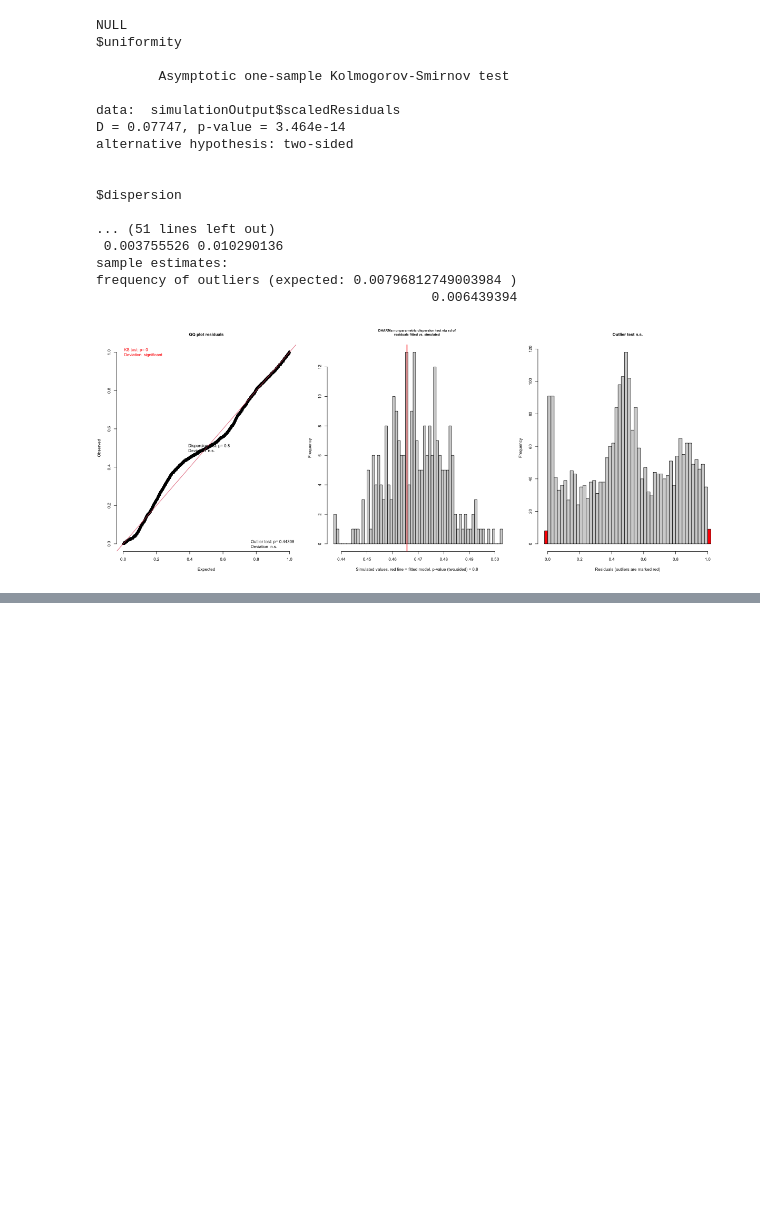
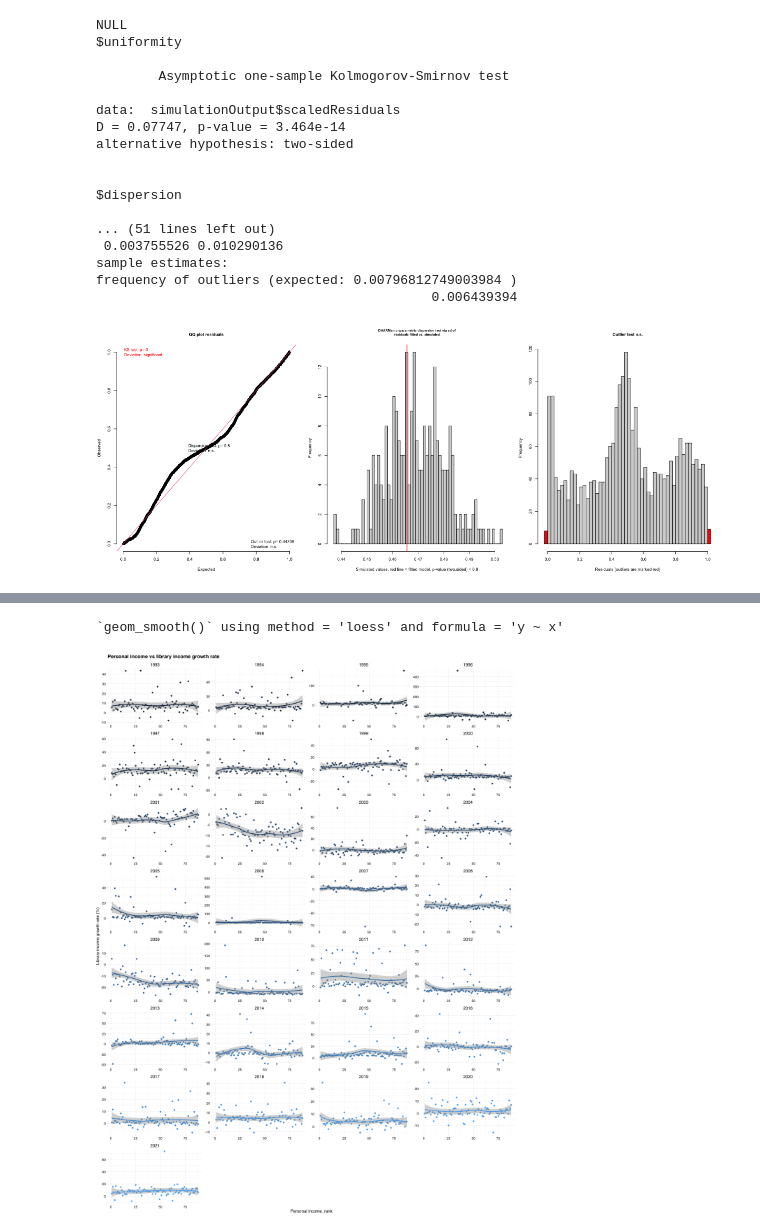
Before and after one commit to aishichandra/Ohio-Library-final, a Jupyter notebook: analysis.ipynb, the cells around one changed output, grey strips where cells are left out. Cells and saved outputs as stored; diff of their text form; code cells hidden in the pictures; blank space fills up the shorter version.

```diff
--- a/analysis.ipynb
+++ b/analysis.ipynb
@@ -855,0 +885,10 @@ ggplot() +
+# %%
+personalIncome = pd.read_csv('data/personalIncome.csv')
+personalIncome['GeoName'] = personalIncome['GeoName'].str.replace(', OH', '').str.upper()
+personalIncome.drop(columns=['GeoFips'], inplace=True)
+
+personalIncome = personalIncome.melt(id_vars=['GeoName'], var_name='year', value_name='income')
+personalIncome.year = personalIncome.year.astype(int)
+# %%
+df_growth = compMedInc[['CNTY', 'year', 'PCT_TOTINCM']].merge(personalIncome, left_on=['CNTY', 'year'], right_on=['GeoName', 'year']).drop(columns=['GeoName']).dropna()
+df_growth
@@ -855,0 +909,3 @@ ggplot() +
+# %%
+df_growth['income_rank'] = df_growth.groupby('year')['income'].rank(method='dense', ascending=False)
+df_growth.sort_values(by='income_rank')
@@ -855,0 +926,15 @@ ggplot() +
+# %%
+%%R -i df_growth -w 1200 -h 1600
+
+ggplot(df_growth, aes(x = income_rank, y = PCT_TOTINCM, color = year)) +
+    geom_point() +
+    geom_smooth() +
+    labs(title = "Personal income vs library income growth rate",
+         x = "Personal income_rank",
+         y = "Library income growth rate (%)") +
+         facet_wrap(~year, scales = 'free', ncol = 4) +
+    theme_pander() +
+    theme(legend.position = 'none')
+# %% [output]
+`geom_smooth()` using method = 'loess' and formula = 'y ~ x'
+[figure, added]
```
Also changed, not shown: parts of 42 cells of this notebook, 2 other files.
